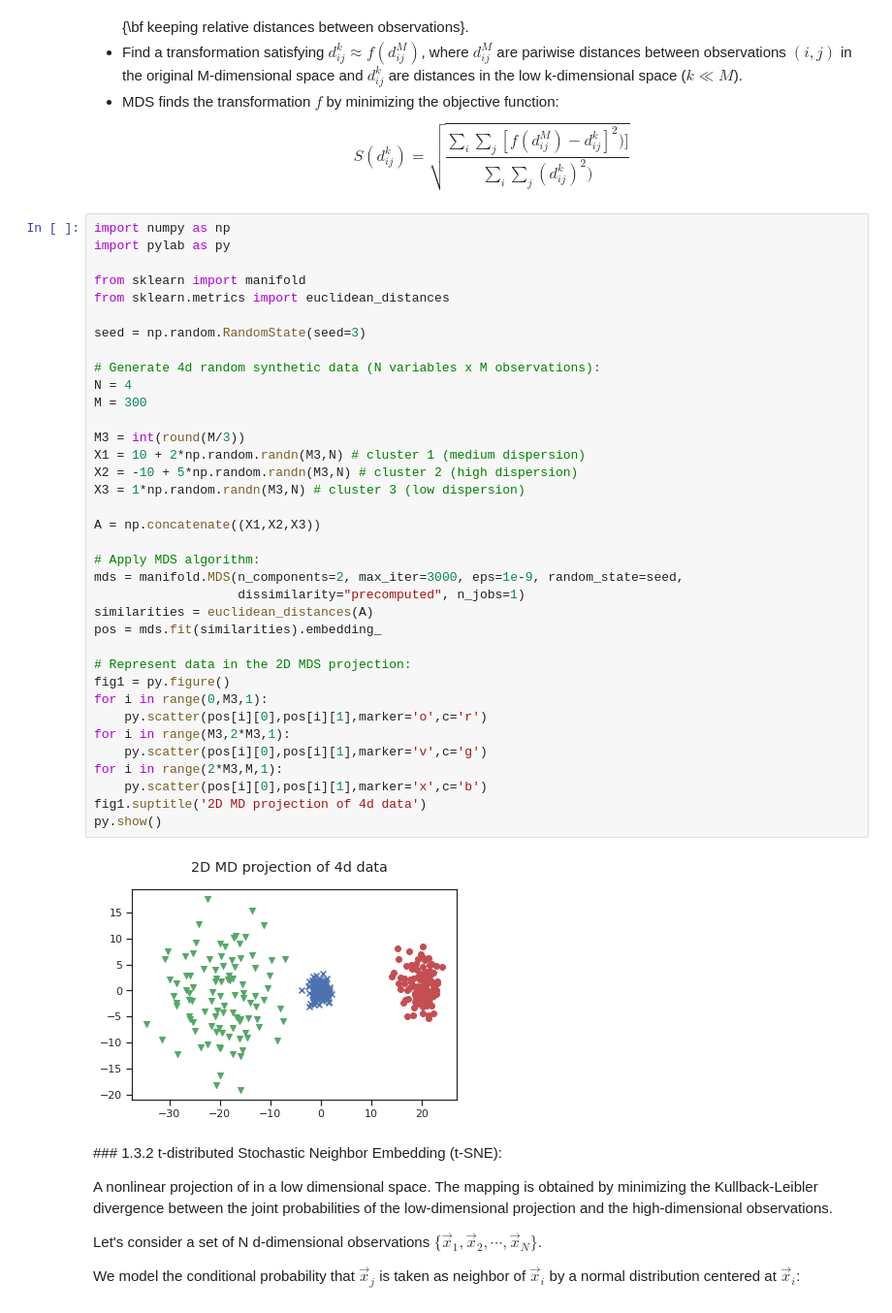
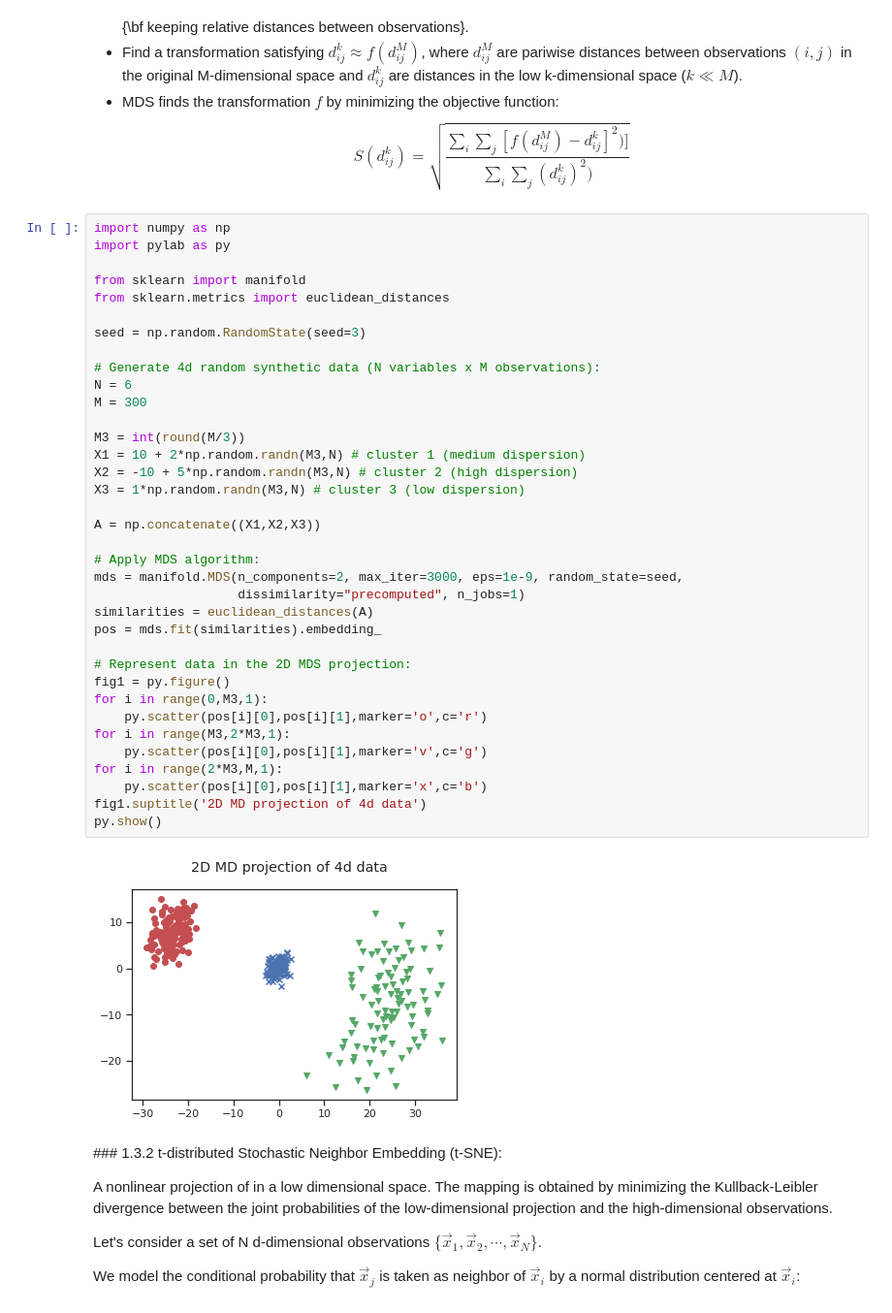
Before and after one commit to raulbenitez/postgrau_IML_exploratory, a Jupyter notebook: PCA_FEATURE_EXTRACTION/PCA and feature selection.ipynb, the cells around one changed output. Shown at 97% size. Saved outputs shown, nothing was run; the diff lists cells and outputs as text.

```diff
--- a/PCA_FEATURE_EXTRACTION/PCA and feature selection.ipynb
+++ b/PCA_FEATURE_EXTRACTION/PCA and feature selection.ipynb
@@ -619,35 +671,35 @@ from sklearn.metrics import euclidean_distances
 
 seed = np.random.RandomState(seed=3)
 
 # Generate 4d random synthetic data (N variables x M observations):
-N = 4
+N = 6
 M = 300
 
 M3 = int(round(M/3))
 X1 = 10 + 2*np.random.randn(M3,N) # cluster 1 (medium dispersion)
 X2 = -10 + 5*np.random.randn(M3,N) # cluster 2 (high dispersion)
 X3 = 1*np.random.randn(M3,N) # cluster 3 (low dispersion)
 
 A = np.concatenate((X1,X2,X3))
 
 # Apply MDS algorithm:
 mds = manifold.MDS(n_components=2, max_iter=3000, eps=1e-9, random_state=seed,
                    dissimilarity="precomputed", n_jobs=1)
 similarities = euclidean_distances(A)
 pos = mds.fit(similarities).embedding_
 
 # Represent data in the 2D MDS projection:
 fig1 = py.figure()
 for i in range(0,M3,1):
     py.scatter(pos[i][0],pos[i][1],marker='o',c='r')
 for i in range(M3,2*M3,1):
     py.scatter(pos[i][0],pos[i][1],marker='v',c='g')
 for i in range(2*M3,M,1):
     py.scatter(pos[i][0],pos[i][1],marker='x',c='b')
 fig1.suptitle('2D MD projection of 4d data')
 py.show()
 # %% [output]
-[figure, old version]
+[figure, new version]
 # %% [markdown]
 ### 1.3.2 t-distributed Stochastic Neighbor Embedding (t-SNE):
 
```
Also changed, not shown: parts of 25 cells of this notebook.
